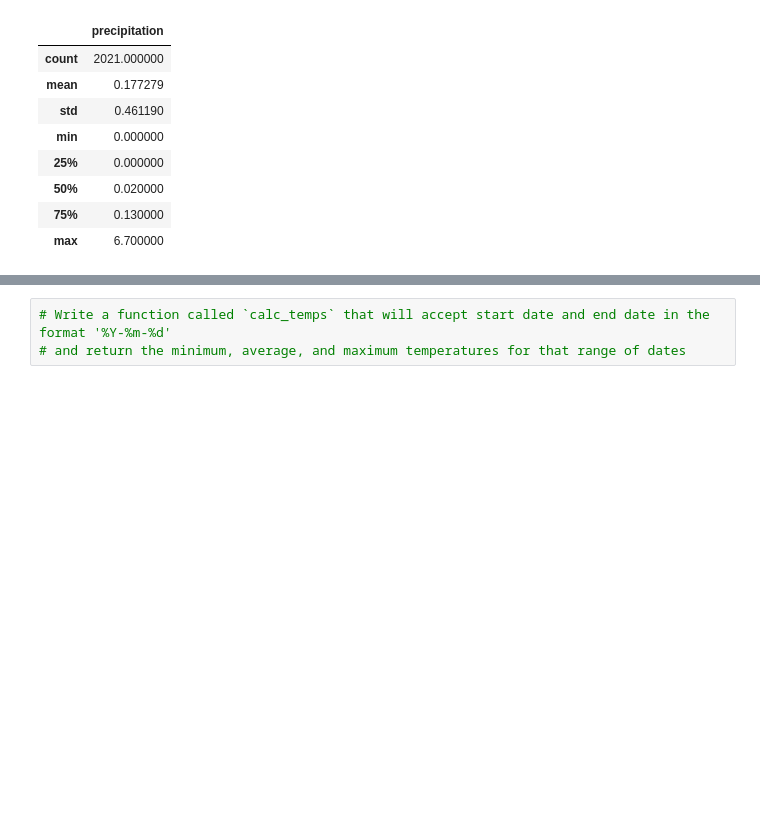
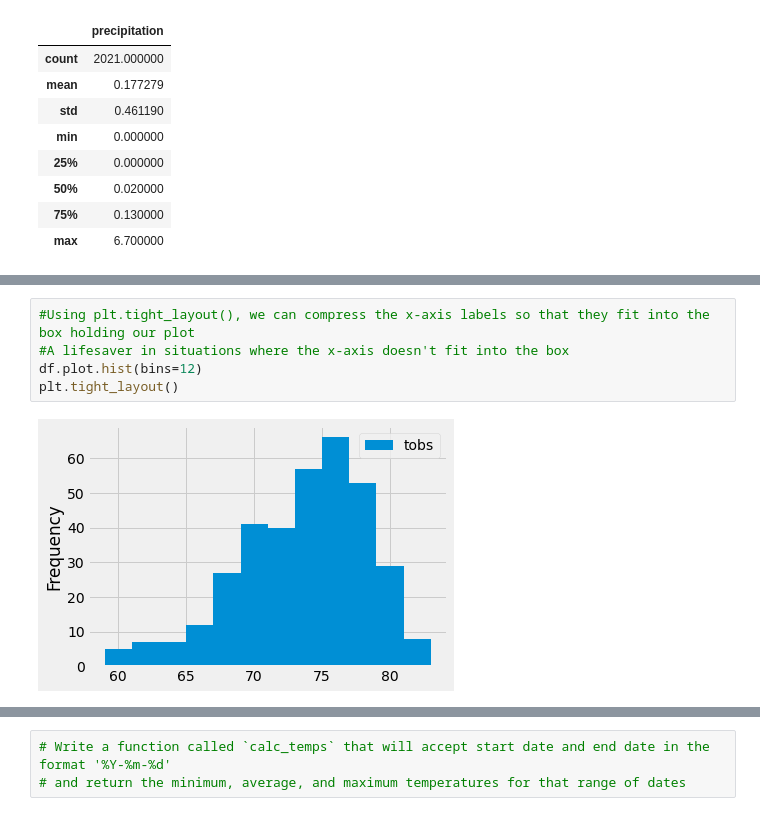
Before and after one commit to SzeWingChan/Surfs_Up, a Jupyter notebook: climate_analysis.ipynb, the cells around one changed output, grey strips where cells are left out. Cells and saved outputs as stored; diff of their text form; blank space fills up the shorter version.

```diff
--- a/climate_analysis.ipynb
+++ b/climate_analysis.ipynb
@@ -162,0 +234,7 @@ df.describe()
+# %%
+#Using plt.tight_layout(), we can compress the x-axis labels so that they fit into the box holding our plot
+#A lifesaver in situations where the x-axis doesn't fit into the box
+df.plot.hist(bins=12)
+plt.tight_layout()
+# %% [output]
+[figure, added]
```
Also changed, not shown: parts of 12 cells of this notebook.
